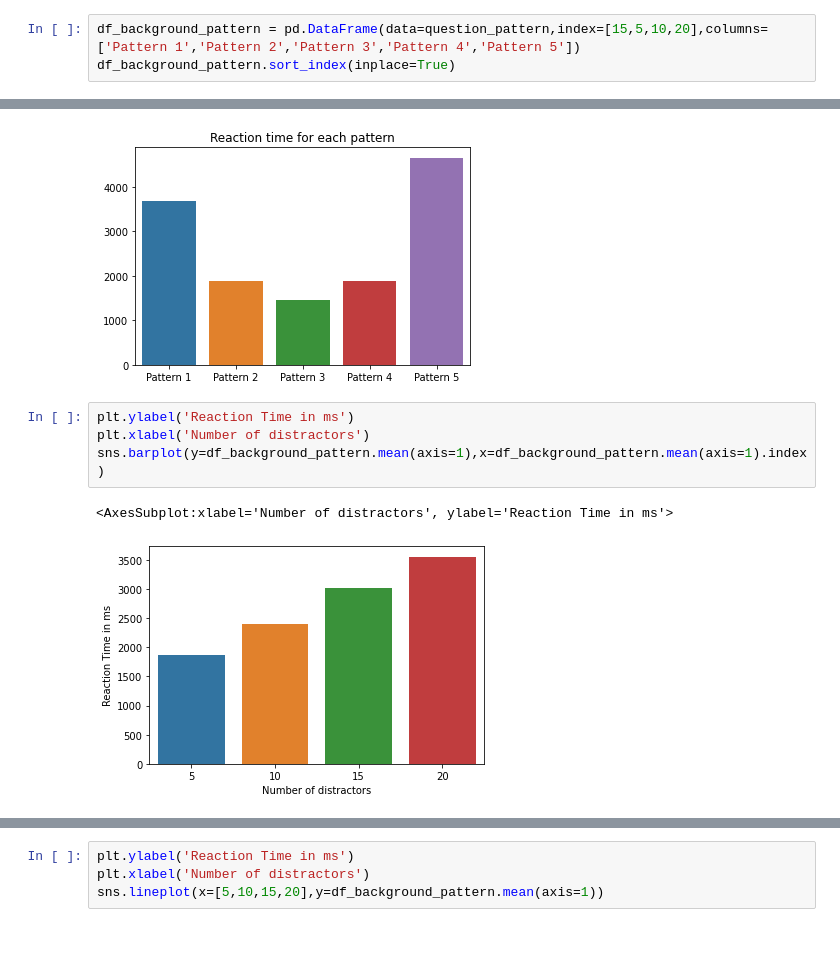
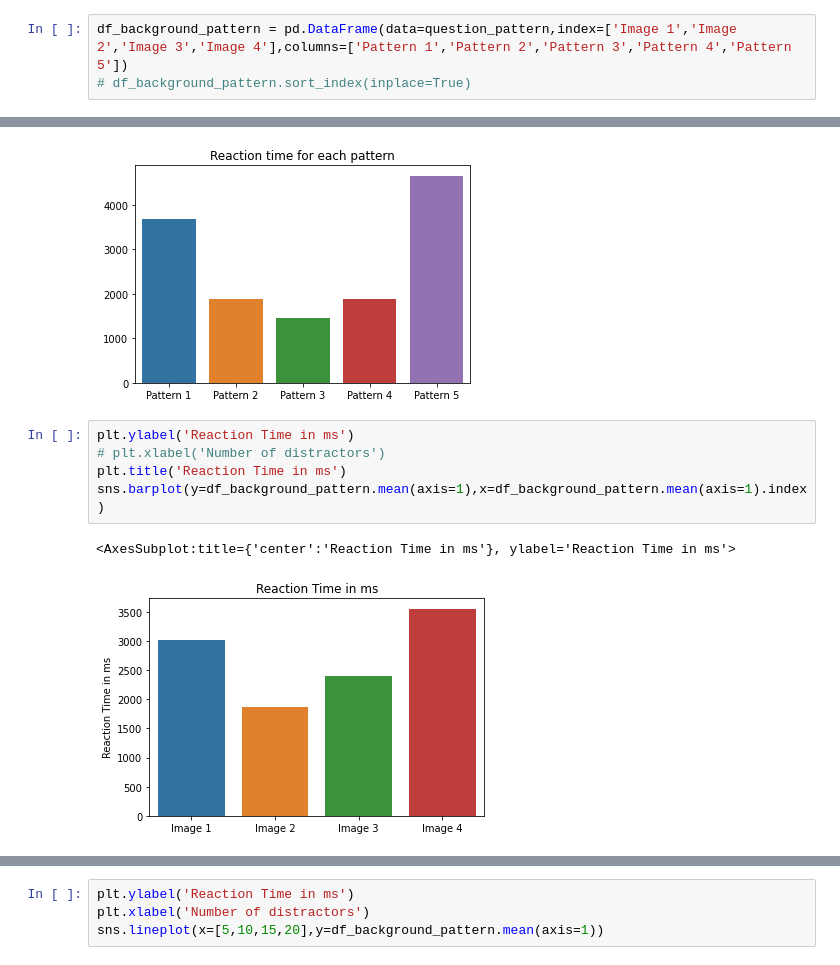
Before and after one commit to kurkurzz/reaction-time-analysis, a Jupyter notebook: analyse_reaction_time.ipynb, the cells around one changed output, grey strips where cells are left out. Drawn from its saved outputs; the diff is of its cells as text; blank space fills up the shorter version.

```diff
--- a/analyse_reaction_time.ipynb
+++ b/analyse_reaction_time.ipynb
@@ -134,8 +134,8 @@ for i in range(1,5):
             if name[-3] == str(i) and name[-1] == str(j):
                 question_pattern[i-1].append(df[name].mean())
 # %%
-df_background_pattern = pd.DataFrame(data=question_pattern,index=[15,5,10,20],columns=['Pattern 1','Pattern 2','Pattern 3','Pattern 4','Pattern 5'])
-df_background_pattern.sort_index(inplace=True)
+df_background_pattern = pd.DataFrame(data=question_pattern,index=['Image 1','Image 2','Image 3','Image 4'],columns=['Pattern 1','Pattern 2','Pattern 3','Pattern 4','Pattern 5'])
+# df_background_pattern.sort_index(inplace=True)
 # %%
 df_background_pattern
 # %% [output]
@@ -160,8 +176,9 @@ Text(0.5, 1.0, 'Reaction time for each pattern')
 [figure]
 # %%
 plt.ylabel('Reaction Time in ms')
-plt.xlabel('Number of distractors')
+# plt.xlabel('Number of distractors')
+plt.title('Reaction Time in ms')
 sns.barplot(y=df_background_pattern.mean(axis=1),x=df_background_pattern.mean(axis=1).index)
 # %% [output]
-<AxesSubplot:xlabel='Number of distractors', ylabel='Reaction Time in ms'>
+<AxesSubplot:title={'center':'Reaction Time in ms'}, ylabel='Reaction Time in ms'>
-[figure, old version]
+[figure, new version]
```
Also changed, not shown: parts of 7 cells of this notebook.
